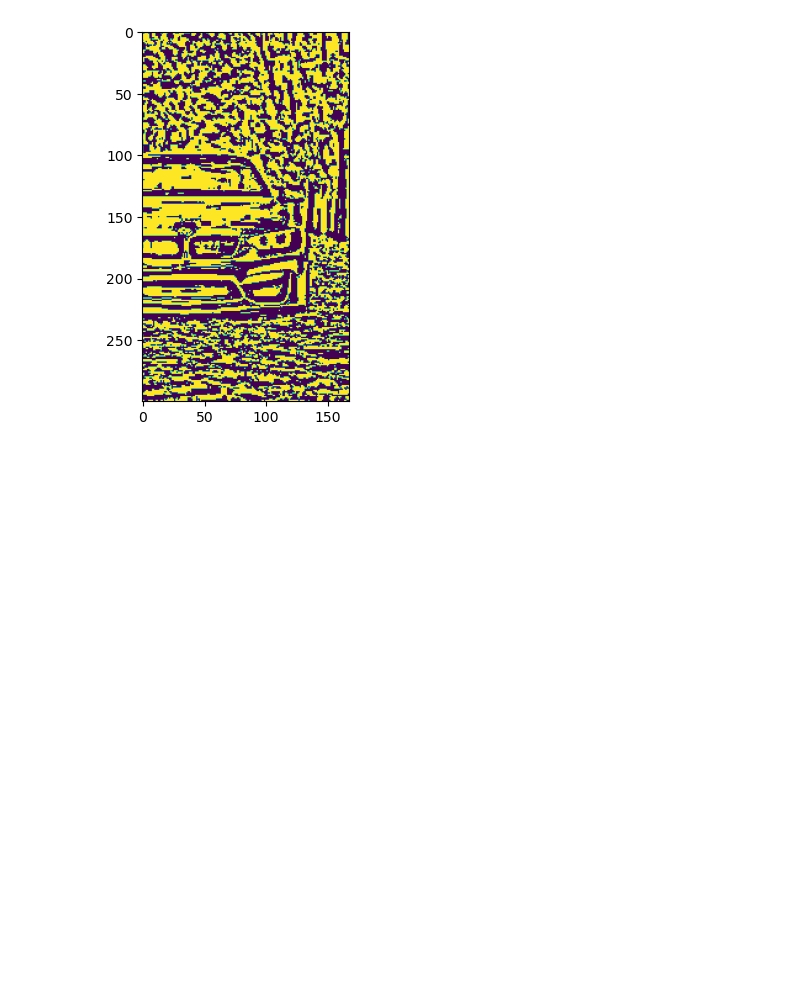
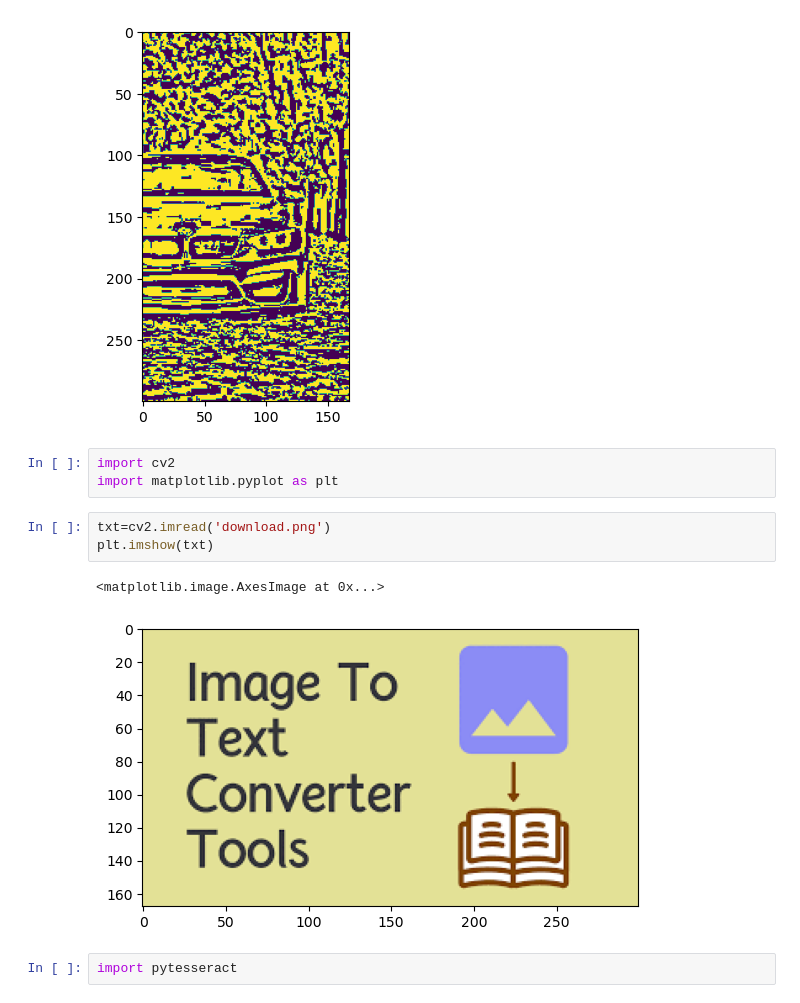
Before and after one commit to mohammed-fariz/project1, a Jupyter notebook: Deep Learning/computer vision/opencv.ipynb, the cells around one changed output. Cells and saved outputs as stored; diff of their text form; blank space fills up the shorter version.

```diff
--- a/Deep Learning/computer vision/opencv.ipynb
+++ b/Deep Learning/computer vision/opencv.ipynb
@@ -99,3 +99,14 @@ plt.imshow(THRES)
 # %% [output]
 <matplotlib.image.AxesImage at 0x...>
 [figure]
+# %%
+import cv2
+import matplotlib.pyplot as plt
+# %%
+txt=cv2.imread('download.png')
+plt.imshow(txt)
+# %% [output]
+<matplotlib.image.AxesImage at 0x...>
+[figure, added]
+# %%
+import pytesseract
```
Also changed, not shown: parts of 6 cells of this notebook, 9 other files.
